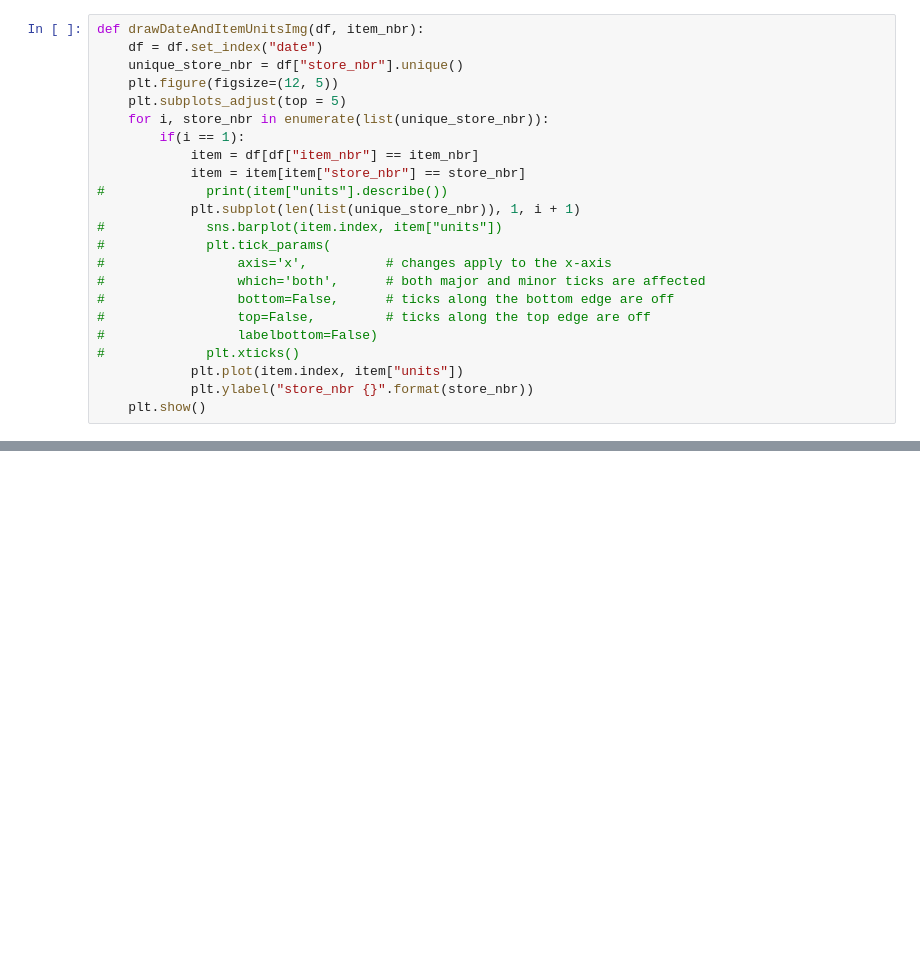
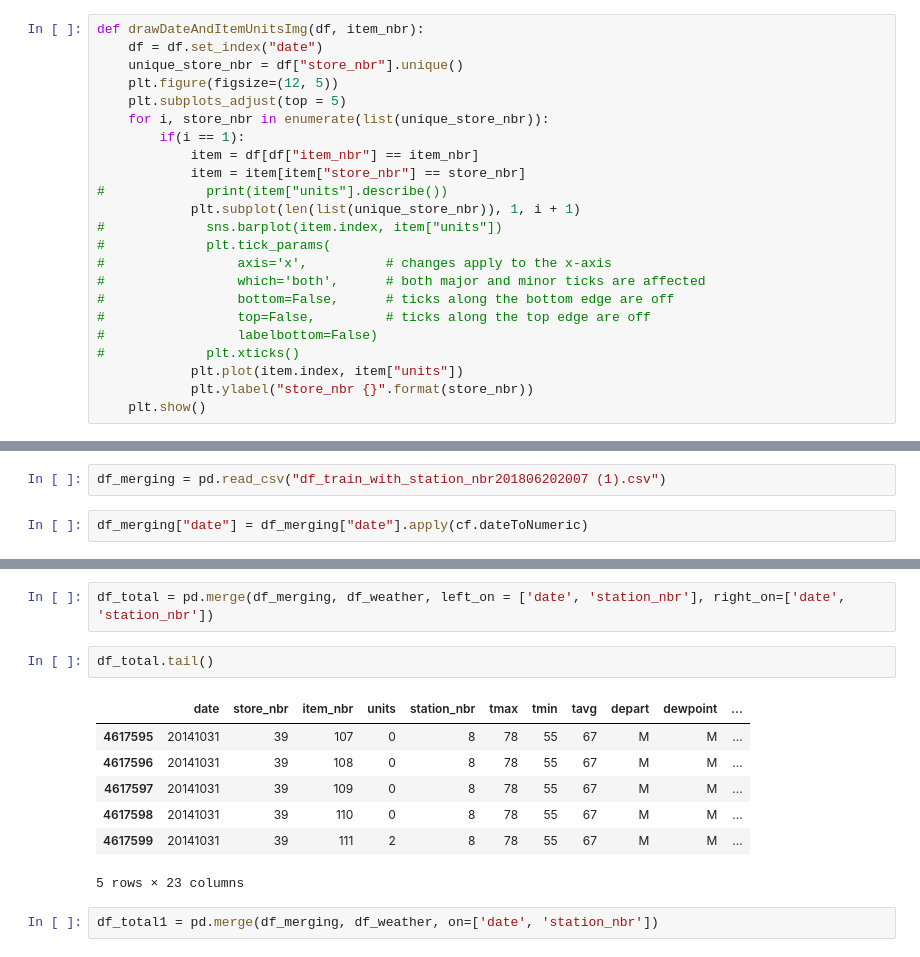
Before and after one commit to hhj235/Walmart_Sales_in_Stormy_Weather_Project_by_Python, a Jupyter notebook: modeling_hanjin/Exploring the Data.ipynb, the cells around one changed output, grey strips where cells are left out. Drawn from its saved outputs; the diff is of its cells as text; blank space fills up the shorter version.

```diff
--- a/modeling_hanjin/Exploring the Data.ipynb
+++ b/modeling_hanjin/Exploring the Data.ipynb
@@ -279,0 +271,4 @@ df.to_csv
+# %%
+df_merging = pd.read_csv("df_train_with_station_nbr201806202007 (1).csv")
+# %%
+df_merging["date"] = df_merging["date"].apply(cf.dateToNumeric)
@@ -279,0 +295,14 @@ df.to_csv
+# %%
+df_total = pd.merge(df_merging, df_weather, left_on = ['date', 'station_nbr'], right_on=['date', 'station_nbr'])
+# %%
+df_total.tail()
+# %% [output]
+|  | date | store_nbr | item_nbr | units | station_nbr | tmax | tmin | tavg | depart | dewpoint | ... |
+| 4617595 | 20141031 | 39 | 107 | 0 | 8 | 78 | 55 | 67 | M | M | ... |
+| 4617596 | 20141031 | 39 | 108 | 0 | 8 | 78 | 55 | 67 | M | M | ... |
+| 4617597 | 20141031 | 39 | 109 | 0 | 8 | 78 | 55 | 67 | M | M | ... |
+| 4617598 | 20141031 | 39 | 110 | 0 | 8 | 78 | 55 | 67 | M | M | ... |
+| 4617599 | 20141031 | 39 | 111 | 2 | 8 | 78 | 55 | 67 | M | M | ... |
+5 rows × 23 columns
+# %%
+df_total1 = pd.merge(df_merging, df_weather, on=['date', 'station_nbr'])
```
Also changed, not shown: parts of 20 cells of this notebook, 4 other files.
